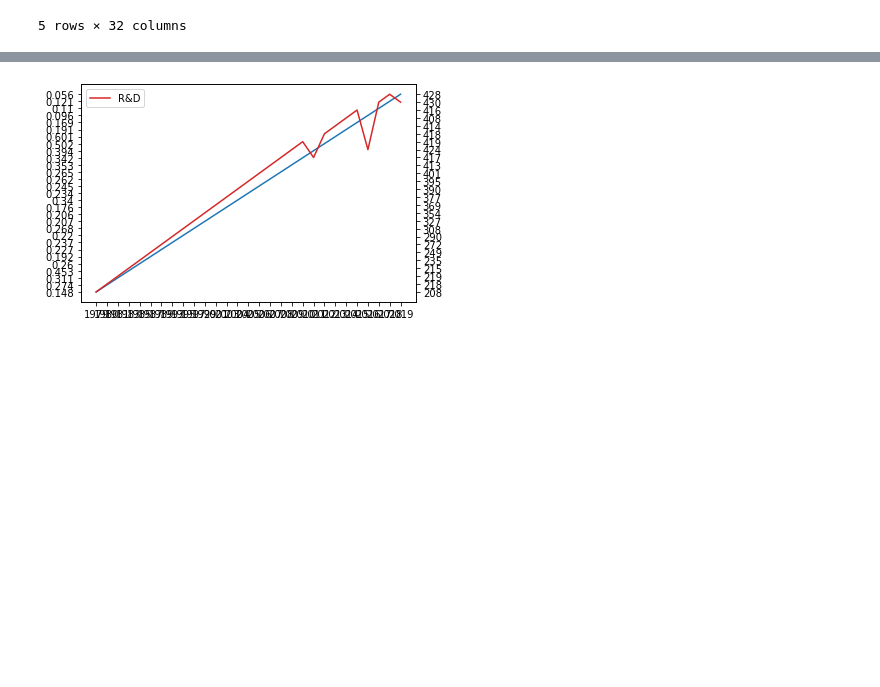
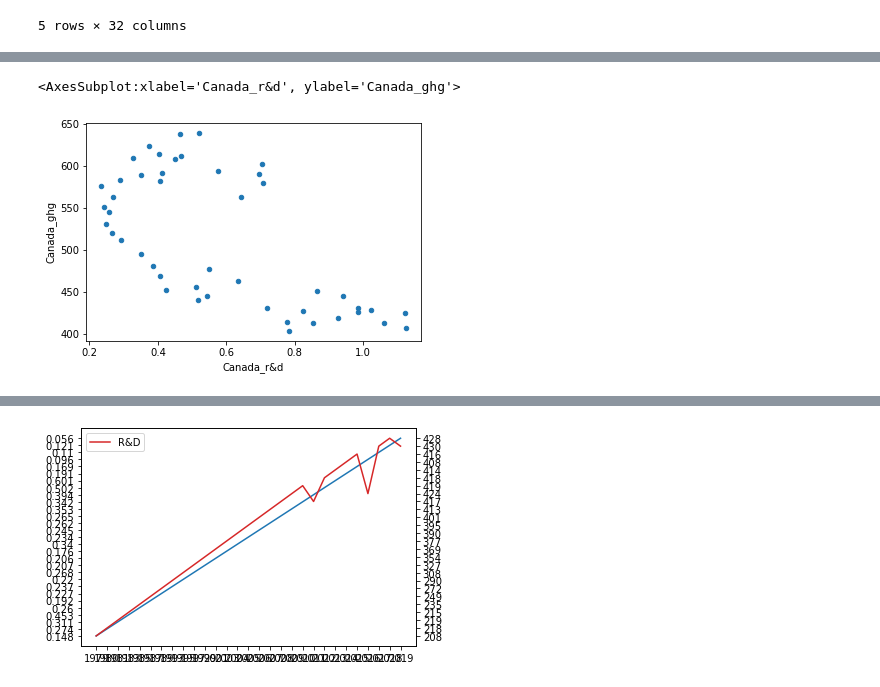
Before and after one commit to Adam-Omarali/BDC-Energy, a Jupyter notebook: InvestmentGHG.ipynb, the cells around one changed output, grey strips where cells are left out. Saved outputs shown, nothing was run; the diff lists cells and outputs as text; code cells hidden in the pictures; blank space fills up the shorter version.

Commit message:
Function for Rd vs GHG by country

```diff
--- a/InvestmentGHG.ipynb
+++ b/InvestmentGHG.ipynb
@@ -4,6 +4,13 @@ import numpy as np
 import pandas as pd
 import math
 from matplotlib import pyplot as plt
+# %%
+def isfloat(num):
+    try:
+        float(num)
+        return True
+    except ValueError:
+        return False
 # %%
 def deletCols(df, keep):
     remove = []
@@ -25,6 +32,22 @@ def setCol(df, idx):
     df = df.drop(df.index[0])
 
     return df
+
+def dfStringToNum(df):
+    for i in range(df.shape[0]): #iterate over rows
+        for j in range(df.shape[1]): #iterate over columns
+            value = df.iat[i, j] #get cell value
+            if (not (value.isnumeric() or isfloat(value))):
+                df.iat[i, j] = 0
+    return df
+
+def dropNAN(df):
+    for i in range(df.shape[0]): #iterate over rows
+        for j in range(df.shape[1]): #iterate over columns
+            value = df.iat[i, j] #get cell value
+            if (not (value.isnumeric() or isfloat(value))):
+                df.iat[i, j] = np.nan
+    return df
 # %% [markdown]
 <h3>GHG For Every Country</h3>
 # %%
@@ -118,0 +125,5 @@ df.head()
+# %%
+df = rd.join(ghg)
+df = df.set_index(pd.to_datetime(df.index, format='%Y'))
+df = dfStringToNum(df)
+df.head()
@@ -122,13 +141,15 @@ def getRdGhgList(country):
     ghg_list = df[f"{country}_ghg"].tolist()
     year_list = df.index.tolist()
 
-    count = 0
-    for i in range(len(rd_list)):
-        if rd_list[count] == "..":
-            rd_list.pop(count)
-            ghg_list.pop(count)
-            year_list.pop(count)
-            count -= 1
-        count += 1
+    return [rd_list, ghg_list, year_list]
 
-    return [rd_list, ghg_list, year_list]
+def getRdGhgDf(country):
+    df[f"{country}_r&d"] = df[f"{country}_r&d"].astype(float)
+    df[f"{country}_ghg"] = df[f"{country}_ghg"].astype(float)
+    return df[[f"{country}_r&d", f"{country}_ghg"]]
+# %%
+test = getRdGhgDf("Canada")
+test.plot(kind="scatter", x="Canada_r&d", y="Canada_ghg")
+# %% [output]
+<AxesSubplot:xlabel='Canada_r&d', ylabel='Canada_ghg'>
+[figure, added]
```
Also changed, not shown: parts of 4 cells of this notebook.
